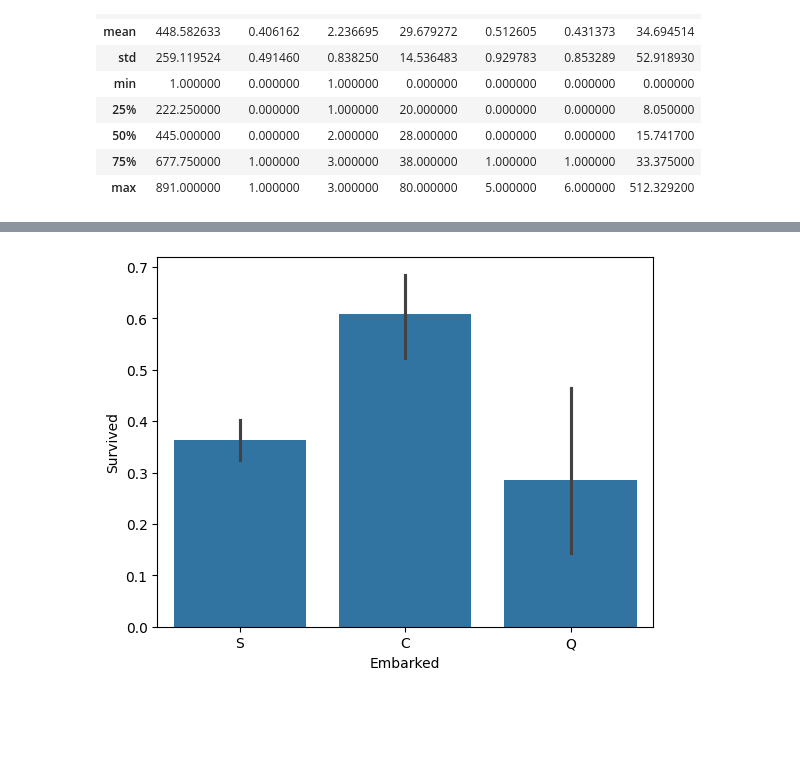
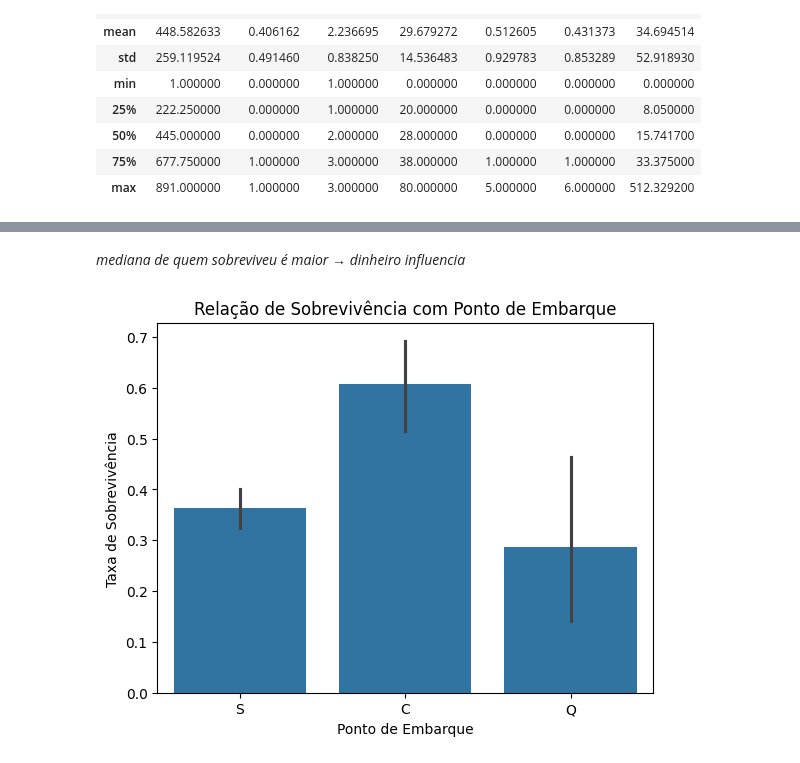
Before and after one commit to FellipeCastro/analise_sobreviventes_titanic, a Jupyter notebook: analise_sobreviventes_titanic.ipynb, the cells around one changed output, grey strips where cells are left out. Drawn from its saved outputs; the diff is of its cells as text; code cells hidden in the pictures; blank space fills up the shorter version.

```diff
--- a/analise_sobreviventes_titanic.ipynb
+++ b/analise_sobreviventes_titanic.ipynb
@@ -153,6 +163,11 @@ plt.show()
+# %% [markdown]
+*mediana de quem sobreviveu é maior → dinheiro influencia*
 # %%
-# sobrevivencia por ponto de embarque
+# relação de sobrevivência com ponto de embarque
 sns.barplot(x='Embarked', y='Survived', data=df)
+plt.title('Relação de Sobrevivência com Ponto de Embarque')
+plt.xlabel('Ponto de Embarque')
+plt.ylabel('Taxa de Sobrevivência')
 plt.show()
 # %% [output]
-[figure, old version]
+[figure, new version]
```
Also changed, not shown: parts of 21 cells of this notebook.
